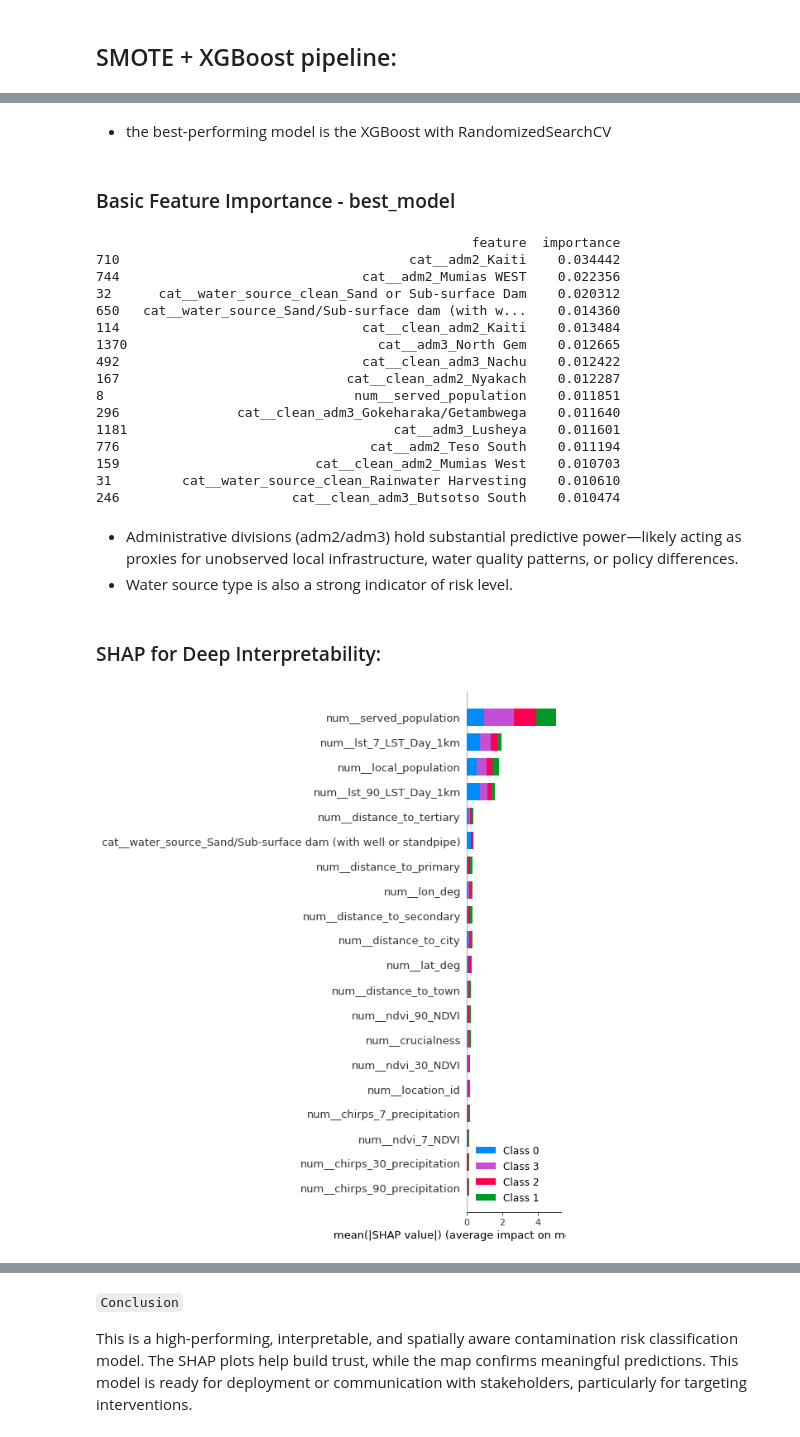
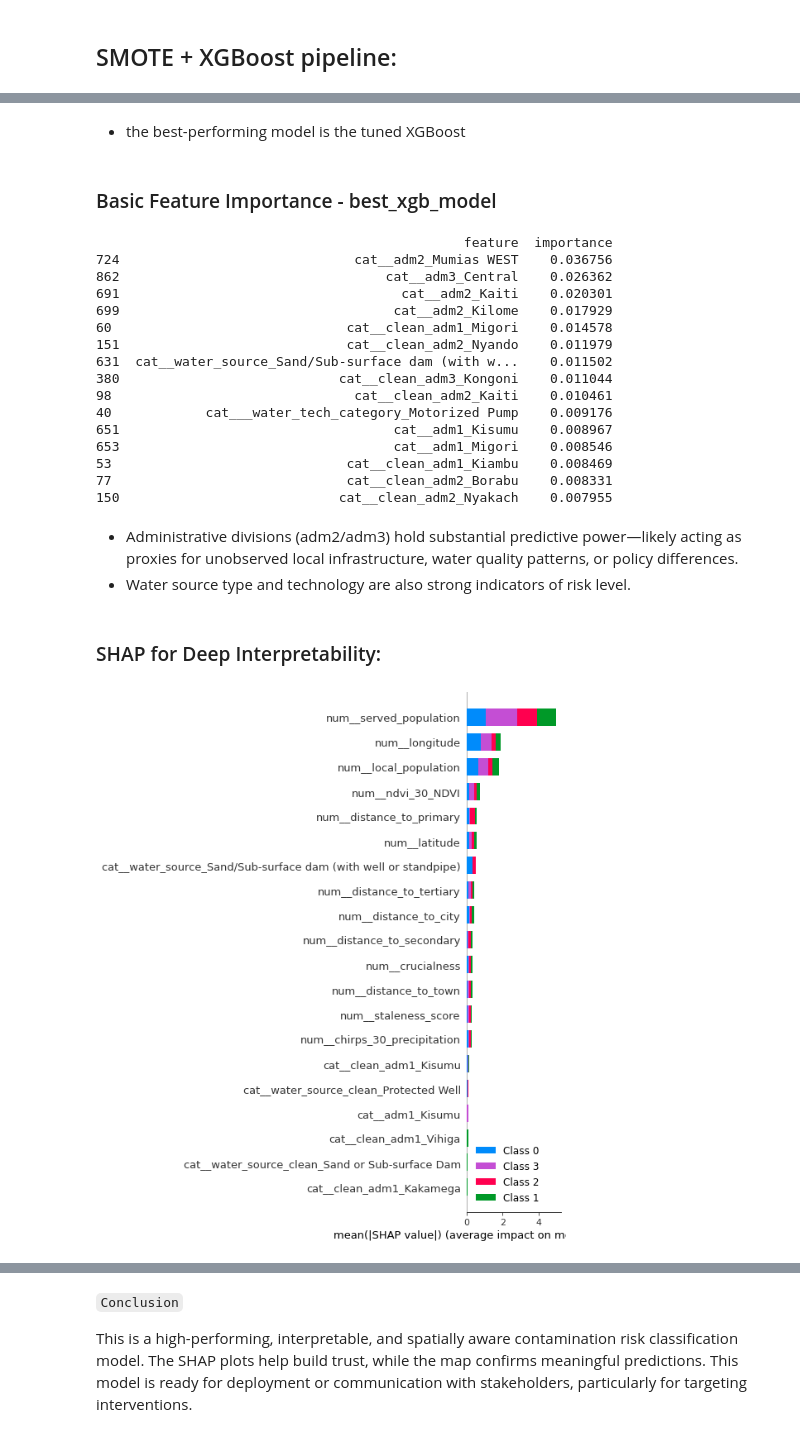
Before and after one commit to lewismwaki/cleanwaterai, a Jupyter notebook: notebooks/Diana-Xgb_model.ipynb, the cells around one changed output, grey strips where cells are left out. Cells and saved outputs as stored; diff of their text form; code cells hidden in the pictures.

Commit message:
model ready for deployment

```diff
--- a/notebooks/Diana-Xgb_model.ipynb
+++ b/notebooks/Diana-Xgb_model.ipynb
@@ -432,0 +499,19 @@ preprocessor = ColumnTransformer([
+# %%
+# Create pipeline
+logreg_pipeline = Pipeline([
+    ('preprocessor', preprocessor),
+    ('classifier', LogisticRegression(max_iter=1000, multi_class='multinomial', solver='lbfgs'))
+])
+
+# Train-test split
+X_train, X_test, y_train, y_test = train_test_split(X, y, test_size=0.2, random_state=42)
+
+# Fit model
+logreg_pipeline.fit(X_train, y_train)
+
+# Predict
+y_pred = logreg_pipeline.predict(X_test)
+
+# Print evaluation report
+print("Classification Report:\n")
+print(classification_report(y_test, y_pred))
@@ -466,7 +656,7 @@ print(confusion_matrix(y_test, y_pred_xgb))
 # %% [markdown]
 ## XGBoost model with RandomizedSearchCV
 # %%
-# Sample parameter grid
+# parameter grid
 param_grid = {
     'model__n_estimators': [100, 200, 300],
     'model__max_depth': [3, 5, 7, 10],
@@ -503,10 +693,10 @@ random_search = RandomizedSearchCV(
 random_search.fit(X_train, y_train)
 
 # Best model
-best_model = random_search.best_estimator_
+best_xgb_model = random_search.best_estimator_
 
 # Predict
-y_pred = best_model.predict(X_test)
+y_pred = best_xgb_model.predict(X_test)
 
 # Evaluation
 print("Best Parameters:", random_search.best_params_)
@@ -623,18 +813,18 @@ Although SMOTE boosts recall for the minority class (3) slightly, it slightly lo
 # %% [markdown]
-- the best-performing model is the XGBoost with RandomizedSearchCV
+- the best-performing model is the tuned XGBoost
 # %% [markdown]
-### Basic Feature Importance - best_model
+### Basic Feature Importance - best_xgb_model
 # %%
 # Extract trained XGBoost model
-xgb_model = best_model.named_steps['model']
+xgb_model = best_xgb_model.named_steps['model']
 
 # Get feature importances
 importances = xgb_model.feature_importances_
 
 # Get feature names from preprocessor
-feature_names = best_model.named_steps['preprocessor'].get_feature_names_out()
+feature_names = best_xgb_model.named_steps['preprocessor'].get_feature_names_out()
 
-# Create importance DataFrame
+# importance DataFrame
 importance_df = pd.DataFrame({
     'feature': feature_names,
     'importance': importances
@@ -643,40 +833,40 @@ importance_df = pd.DataFrame({
 # Top 15 important features
 print(importance_df.head(15))
 # %% [output]
-                                                feature  importance
-710                                     cat__adm2_Kaiti    0.034442
-744                               cat__adm2_Mumias WEST    0.022356
-32      cat__water_source_clean_Sand or Sub-surface Dam    0.020312
-650   cat__water_source_Sand/Sub-surface dam (with w...    0.014360
-114                               cat__clean_adm2_Kaiti    0.013484
-1370                                cat__adm3_North Gem    0.012665
-492                               cat__clean_adm3_Nachu    0.012422
-167                             cat__clean_adm2_Nyakach    0.012287
-8                                num__served_population    0.011851
-296               cat__clean_adm3_Gokeharaka/Getambwega    0.011640
-1181                                  cat__adm3_Lusheya    0.011601
-776                                cat__adm2_Teso South    0.011194
-159                         cat__clean_adm2_Mumias West    0.010703
-31         cat__water_source_clean_Rainwater Harvesting    0.010610
-246                      cat__clean_adm3_Butsotso South    0.010474
+                                               feature  importance
+724                              cat__adm2_Mumias WEST    0.036756
+862                                  cat__adm3_Central    0.026362
+691                                    cat__adm2_Kaiti    0.020301
+699                                   cat__adm2_Kilome    0.017929
+60                              cat__clean_adm1_Migori    0.014578
+151                             cat__clean_adm2_Nyando    0.011979
+631  cat__water_source_Sand/Sub-surface dam (with w...    0.011502
+380                            cat__clean_adm3_Kongoni    0.011044
+98                               cat__clean_adm2_Kaiti    0.010461
+40            cat___water_tech_category_Motorized Pump    0.009176
+651                                   cat__adm1_Kisumu    0.008967
+653                                   cat__adm1_Migori    0.008546
+53                              cat__clean_adm1_Kiambu    0.008469
+77                              cat__clean_adm2_Borabu    0.008331
+150                            cat__clean_adm2_Nyakach    0.007955
 # %% [markdown]
 - Administrative divisions (adm2/adm3) hold substantial predictive power—likely acting as proxies for unobserved local infrastructure, water quality patterns, or policy differences.
-- Water source type is also a strong indicator of risk level.
+- Water source type and technology are also strong indicators of risk level.
 # %% [markdown]
 ### SHAP for Deep Interpretability:
 # %%
 import shap
 
-# Create SHAP explainer
+# SHAP explainer
 explainer = shap.TreeExplainer(xgb_model)
 
 # Transform training data through the pipeline
-X_transformed = best_model.named_steps['preprocessor'].transform(X_train)
+X_transformed = best_xgb_model.named_steps['preprocessor'].transform(X_train)
 
-# Compute SHAP values
+# SHAP values
 shap_values = explainer.shap_values(X_transformed)
 
 # SHAP Summary Plot
 shap.summary_plot(shap_values, X_transformed, feature_names=feature_names)
 # %% [output]
-[figure, old version]
+[figure, new version]
```
Also changed, not shown: parts of 43 cells of this notebook.
